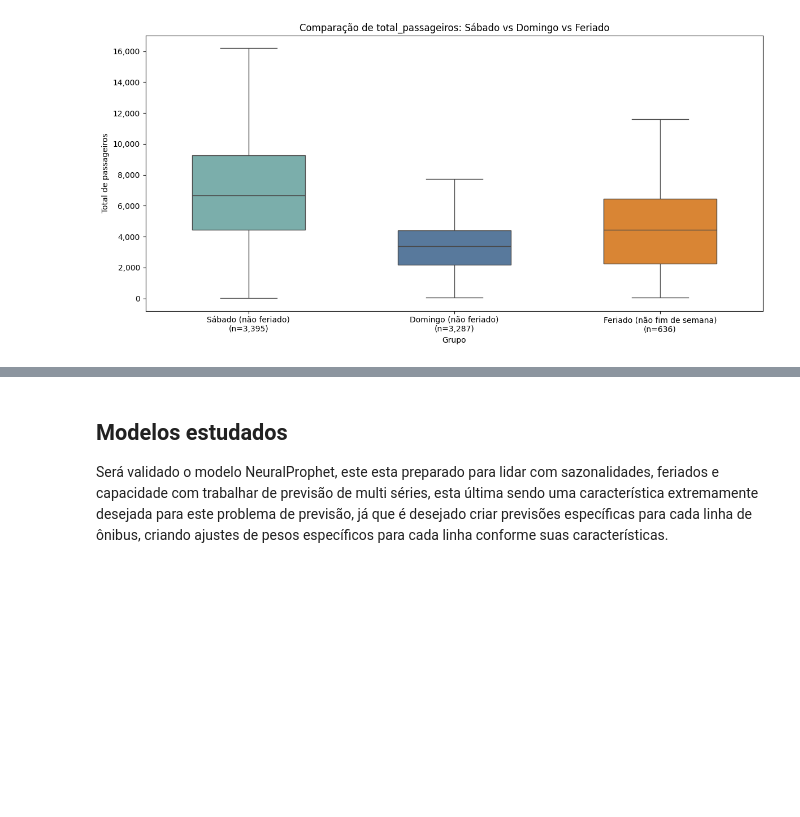
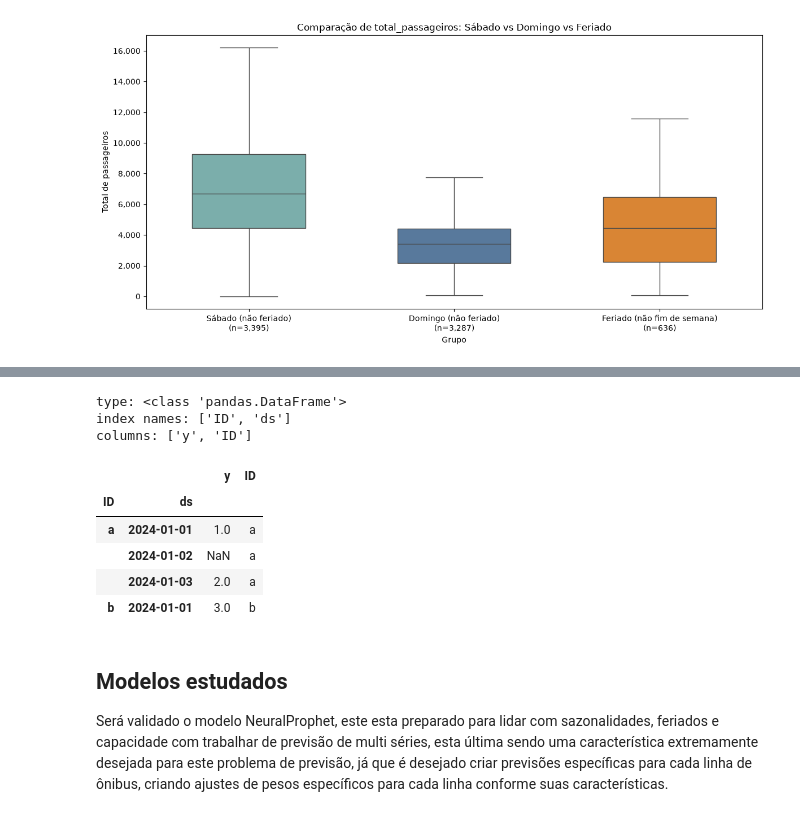
Before and after one commit to YuriRadzi/projeto-aplicado-iv, a Jupyter notebook: notebooks/Projeto_Aplicado_IV.ipynb, the cells around one changed output, grey strips where cells are left out. Cells and saved outputs as stored; diff of their text form; code cells hidden in the pictures; blank space fills up the shorter version.

```diff
--- a/notebooks/Projeto_Aplicado_IV.ipynb
+++ b/notebooks/Projeto_Aplicado_IV.ipynb
@@ -795,3 +1413,21 @@ plt.show()
+# %%
+# Verificação do patch de groupby.apply
+_df_t = pd.DataFrame({'ID': ['a', 'a', 'b'], 'ds': pd.to_datetime(['2024-01-01', '2024-01-03', '2024-01-01']), 'y': [1, 2, 3]})
+_res_t = _df_t.groupby('ID').apply(lambda x: x.set_index('ds').resample('D').asfreq())
+print('type:', type(_res_t))
+print('index names:', list(_res_t.index.names))
+print('columns:', list(_res_t.columns))
+display(_res_t.head())
+# %% [output]
+type: <class 'pandas.DataFrame'>
+index names: ['ID', 'ds']
+columns: ['y', 'ID']
+|  |  | y | ID |
+| ID | ds |  |  |
+| a | 2024-01-01 | 1.0 | a |
+|  | 2024-01-02 | NaN | a |
+|  | 2024-01-03 | 2.0 | a |
+| b | 2024-01-01 | 3.0 | b |
 # %% [markdown]
 ## Modelos estudados
 
```
Also changed, not shown: parts of 13 cells of this notebook, 1 other file.
